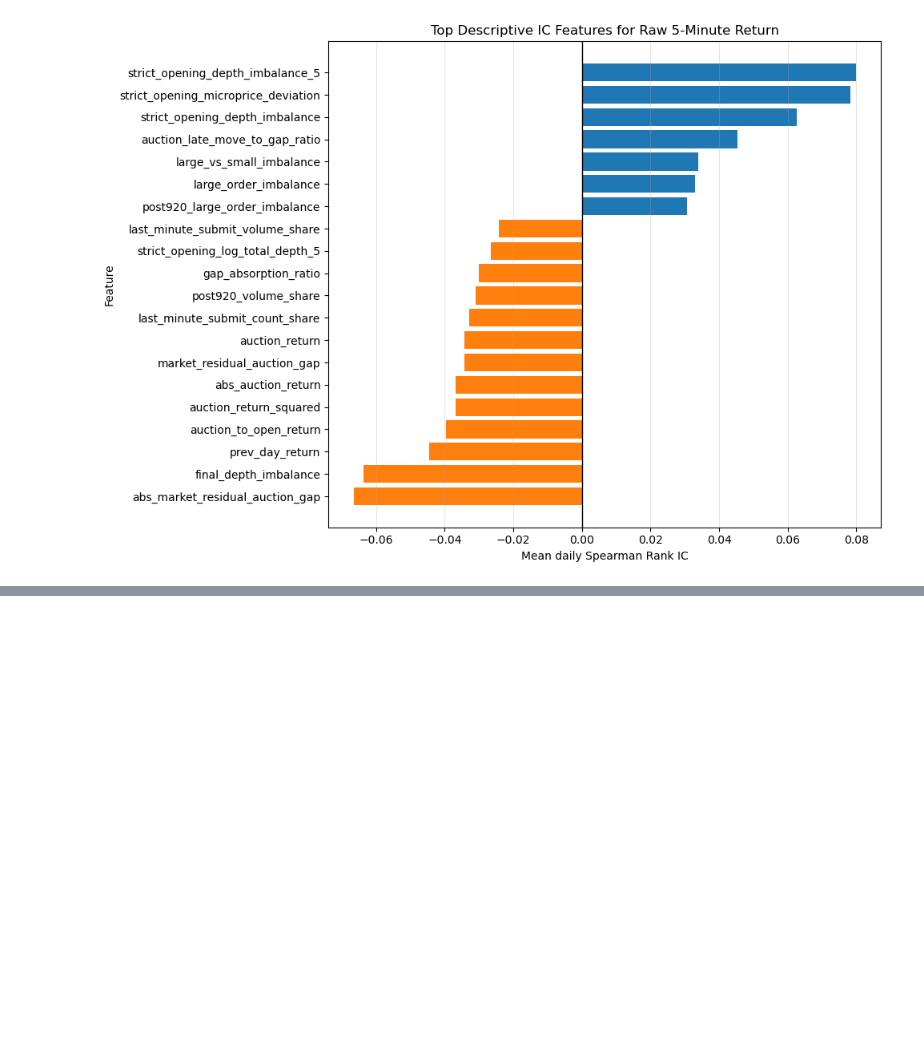
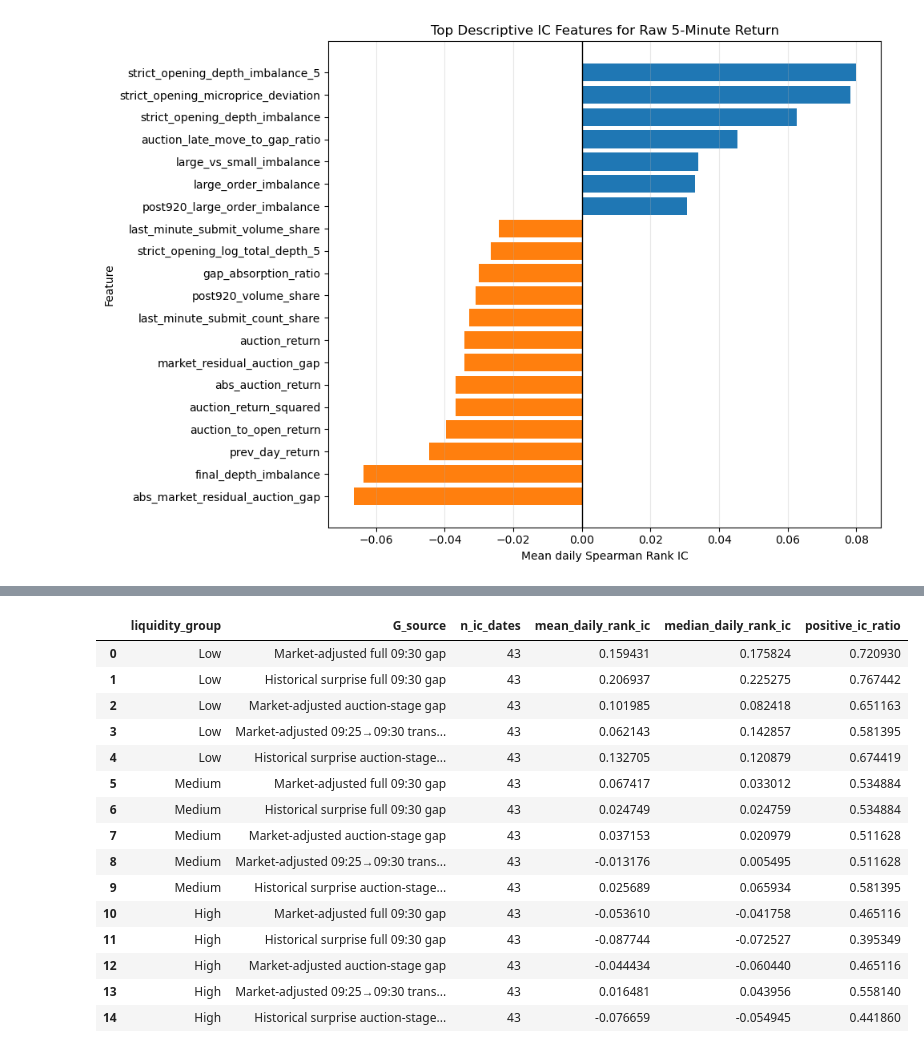
Before and after one commit to xiyuanzhu926/level2-research, a Jupyter notebook: level2-research/notebooks/05_5min_return_strict_0930_0935_next_research.ipynb, the cells around one changed output, grey strips where cells are left out. Drawn from its saved outputs; the diff is of its cells as text; code cells hidden in the pictures; blank space fills up the shorter version.

```diff
--- a/level2-research/notebooks/05_5min_return_strict_0930_0935_next_research.ipynb
+++ b/level2-research/notebooks/05_5min_return_strict_0930_0935_next_research.ipynb
@@ -17833,0 +10155,52 @@ Direction accuracy and magnitude correlation are diagnostic outputs from the sam
+# %%
+# 13.6 Market regime and liquidity heterogeneity by G source.
+g_source_df["market_gap_regime_13"] = np.select(
+    [
+        g_source_df["market_median_0930_gap"] > 0,
+        g_source_df["market_median_0930_gap"] < 0,
+    ],
+    ["Market broadly gaps up", "Market broadly gaps down"],
+    default="Market flat / unavailable",
+)
+
+market_regime_rows_13 = []
+for regime, group in g_source_df.groupby("market_gap_regime_13", sort=False):
+    for source_name in [
+        "Market-adjusted full 09:30 gap",
+        "Board-adjusted full 09:30 gap",
+        "Market-adjusted auction-stage gap",
+        "Market-adjusted 09:25→09:30 transition",
+    ]:
+        column = G_SOURCE_SCORE_COLUMNS_13[source_name]
+        daily_ic = _a11_daily_corr(group, column, TARGET_X)
+        market_regime_rows_13.append({
+            "market_regime": regime,
+            "G_source": source_name,
+            "n_ic_dates": len(daily_ic),
+            "mean_daily_rank_ic": daily_ic["daily_rank_ic"].mean(),
+            "median_daily_rank_ic": daily_ic["daily_rank_ic"].median(),
+            "positive_ic_ratio": (daily_ic["daily_rank_ic"] > 0).mean(),
+        })
+g_market_regime_summary_13 = pd.DataFrame(market_regime_rows_13)
+
+assert "daily_liquidity_group_x" in g_source_df.columns
+liquidity_source_rows_13 = []
+for liquidity, group in g_source_df.groupby(
+    "daily_liquidity_group_x", observed=True, sort=True
+):
+    for source_name in AVAILABLE_G_SOURCES_13:
+        score_column = G_SOURCE_SCORE_COLUMNS_13[source_name]
+        daily_ic = _a11_daily_corr(group, score_column, TARGET_X)
+        liquidity_source_rows_13.append({
+            "liquidity_group": str(liquidity),
+            "G_source": source_name,
+            "n_ic_dates": len(daily_ic),
+            "mean_daily_rank_ic": daily_ic["daily_rank_ic"].mean(),
+            "median_daily_rank_ic": daily_ic["daily_rank_ic"].median(),
+            "positive_ic_ratio": (daily_ic["daily_rank_ic"] > 0).mean(),
+        })
+g_source_liquidity_summary_13 = pd.DataFrame(liquidity_source_rows_13)
+
+display(g_market_regime_summary_13)
+display(g_source_liquidity_summary_13)
+# %% [output]
@@ -17833,0 +10216,16 @@ Direction accuracy and magnitude correlation are diagnostic outputs from the sam
+|  | liquidity_group | G_source | n_ic_dates | mean_daily_rank_ic | median_daily_rank_ic | positive_ic_ratio |
+| 0 | Low | Market-adjusted full 09:30 gap | 43 | 0.159431 | 0.175824 | 0.720930 |
+| 1 | Low | Historical surprise full 09:30 gap | 43 | 0.206937 | 0.225275 | 0.767442 |
+| 2 | Low | Market-adjusted auction-stage gap | 43 | 0.101985 | 0.082418 | 0.651163 |
+| 3 | Low | Market-adjusted 09:25→09:30 trans... | 43 | 0.062143 | 0.142857 | 0.581395 |
+| 4 | Low | Historical surprise auction-stage... | 43 | 0.132705 | 0.120879 | 0.674419 |
+| 5 | Medium | Market-adjusted full 09:30 gap | 43 | 0.067417 | 0.033012 | 0.534884 |
+| 6 | Medium | Historical surprise full 09:30 gap | 43 | 0.024749 | 0.024759 | 0.534884 |
+| 7 | Medium | Market-adjusted auction-stage gap | 43 | 0.037153 | 0.020979 | 0.511628 |
+| 8 | Medium | Market-adjusted 09:25→09:30 trans... | 43 | -0.013176 | 0.005495 | 0.511628 |
+| 9 | Medium | Historical surprise auction-stage... | 43 | 0.025689 | 0.065934 | 0.581395 |
+| 10 | High | Market-adjusted full 09:30 gap | 43 | -0.053610 | -0.041758 | 0.465116 |
+| 11 | High | Historical surprise full 09:30 gap | 43 | -0.087744 | -0.072527 | 0.395349 |
+| 12 | High | Market-adjusted auction-stage gap | 43 | -0.044434 | -0.060440 | 0.465116 |
+| 13 | High | Market-adjusted 09:25→09:30 trans... | 43 | 0.016481 | 0.043956 | 0.558140 |
+| 14 | High | Historical surprise auction-stage... | 43 | -0.076659 | -0.054945 | 0.441860 |
```
Also changed, not shown: parts of 354 cells of this notebook, 10 other files.
